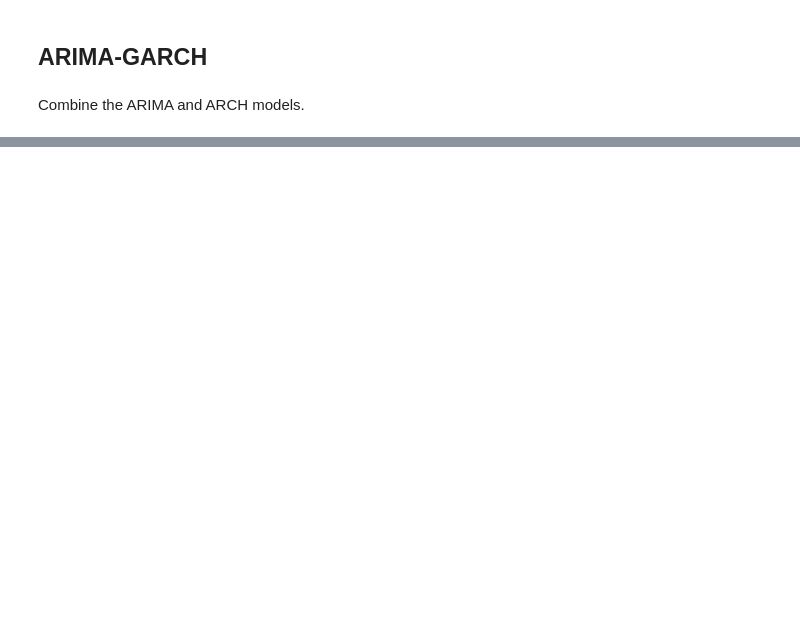
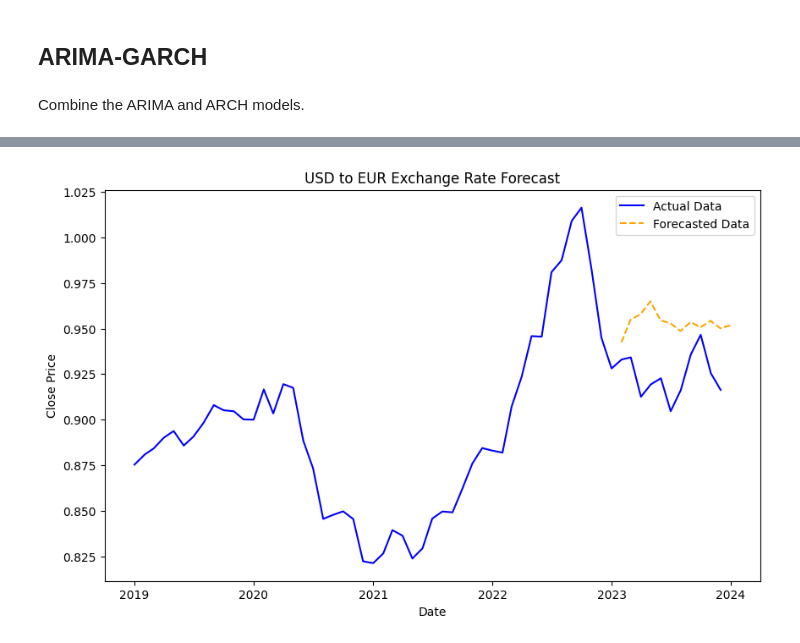
Before and after one commit to shayan1083/FinancialAnalysis, a Jupyter notebook: model.ipynb, the cells around one changed output, grey strips where cells are left out. Cells and saved outputs as stored; diff of their text form; code cells hidden in the pictures; blank space fills up the shorter version.

```diff
--- a/model.ipynb
+++ b/model.ipynb
@@ -432,0 +460,4 @@ plt.show()
+# %%
+train_size = int(len(usd_eur) * 0.8)
+train = usd_eur[:train_size]
+test = usd_eur[train_size:]
@@ -432,0 +493,4 @@ plt.show()
+# %%
+model = SARIMAX(train['Close'], order=(2, 0, 1), seasonal_order=(2, 0, 1, 4))
+fitted = model.fit()
+fitted.summary()
@@ -432,0 +538,15 @@ plt.show()
+# %%
+forecast = fitted.get_forecast(steps=len(test))
+forecast_mean = forecast.predicted_mean
+forecast_index = pd.date_range(start=usd_eur.index[train_size - 1], periods=len(test) + 1, freq='M')[1:]
+forecast_series = pd.Series(forecast_mean.values, index=forecast_index)
+plt.figure(figsize=(10, 6))
+plt.plot(usd_eur['Close'], label='Actual Data', color='blue')
+plt.plot(forecast_series, label='Forecasted Data', color='orange', linestyle='--')
+plt.title('USD to EUR Exchange Rate Forecast')
+plt.xlabel('Date')
+plt.ylabel('Close Price')
+plt.legend()
+plt.show()
+# %% [output]
+[figure, added]
```
Also changed, not shown: parts of 54 cells of this notebook, 18 other files.
